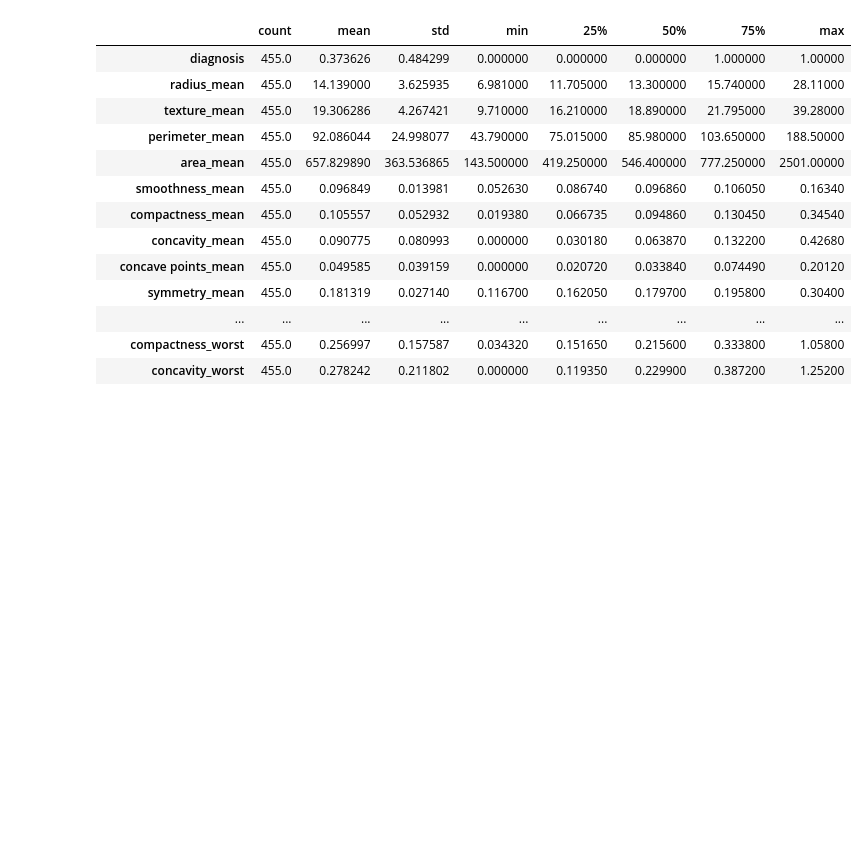
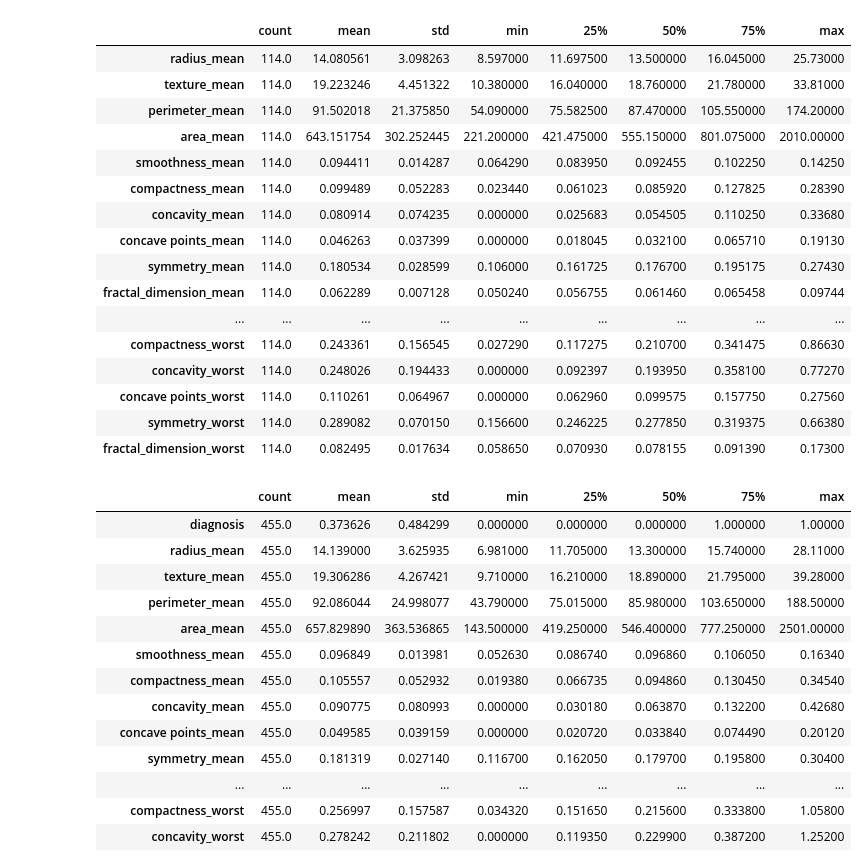
Before and after one commit to Gobuub/Breast-Cancer-for-Nuwe, a Jupyter notebook: notebooks/Breast Cancer for Nuwe.ipynb, the cells around one changed output. Cells and saved outputs as stored; diff of their text form; code cells hidden in the pictures; blank space fills up the shorter version.

```diff
--- a/notebooks/Breast Cancer for Nuwe.ipynb
+++ b/notebooks/Breast Cancer for Nuwe.ipynb
@@ -11,6 +28,26 @@ from sklearn.model_selection import train_test_split
 # %%
 train = pd.read_csv('../data/train.csv')
 test = pd.read_csv('../data/test.csv')
+# %%
+test.describe().T
+# %% [output]
+|  | count | mean | std | min | 25% | 50% | 75% | max |
+| radius_mean | 114.0 | 14.080561 | 3.098263 | 8.597000 | 11.697500 | 13.500000 | 16.045000 | 25.73000 |
+| texture_mean | 114.0 | 19.223246 | 4.451322 | 10.380000 | 16.040000 | 18.760000 | 21.780000 | 33.81000 |
+| perimeter_mean | 114.0 | 91.502018 | 21.375850 | 54.090000 | 75.582500 | 87.470000 | 105.550000 | 174.20000 |
+| area_mean | 114.0 | 643.151754 | 302.252445 | 221.200000 | 421.475000 | 555.150000 | 801.075000 | 2010.00000 |
+| smoothness_mean | 114.0 | 0.094411 | 0.014287 | 0.064290 | 0.083950 | 0.092455 | 0.102250 | 0.14250 |
+| compactness_mean | 114.0 | 0.099489 | 0.052283 | 0.023440 | 0.061023 | 0.085920 | 0.127825 | 0.28390 |
+| concavity_mean | 114.0 | 0.080914 | 0.074235 | 0.000000 | 0.025683 | 0.054505 | 0.110250 | 0.33680 |
+| concave points_mean | 114.0 | 0.046263 | 0.037399 | 0.000000 | 0.018045 | 0.032100 | 0.065710 | 0.19130 |
+| symmetry_mean | 114.0 | 0.180534 | 0.028599 | 0.106000 | 0.161725 | 0.176700 | 0.195175 | 0.27430 |
+| fractal_dimension_mean | 114.0 | 0.062289 | 0.007128 | 0.050240 | 0.056755 | 0.061460 | 0.065458 | 0.09744 |
+| ... | ... | ... | ... | ... | ... | ... | ... | ... |
+| compactness_worst | 114.0 | 0.243361 | 0.156545 | 0.027290 | 0.117275 | 0.210700 | 0.341475 | 0.86630 |
+| concavity_worst | 114.0 | 0.248026 | 0.194433 | 0.000000 | 0.092397 | 0.193950 | 0.358100 | 0.77270 |
+| concave points_worst | 114.0 | 0.110261 | 0.064967 | 0.000000 | 0.062960 | 0.099575 | 0.157750 | 0.27560 |
+| symmetry_worst | 114.0 | 0.289082 | 0.070150 | 0.156600 | 0.246225 | 0.277850 | 0.319375 | 0.66380 |
+| fractal_dimension_worst | 114.0 | 0.082495 | 0.017634 | 0.058650 | 0.070930 | 0.078155 | 0.091390 | 0.17300 |
 # %%
 train.describe().T
 # %% [output]
```
Also changed, not shown: parts of 44 cells of this notebook, 7 other files.
